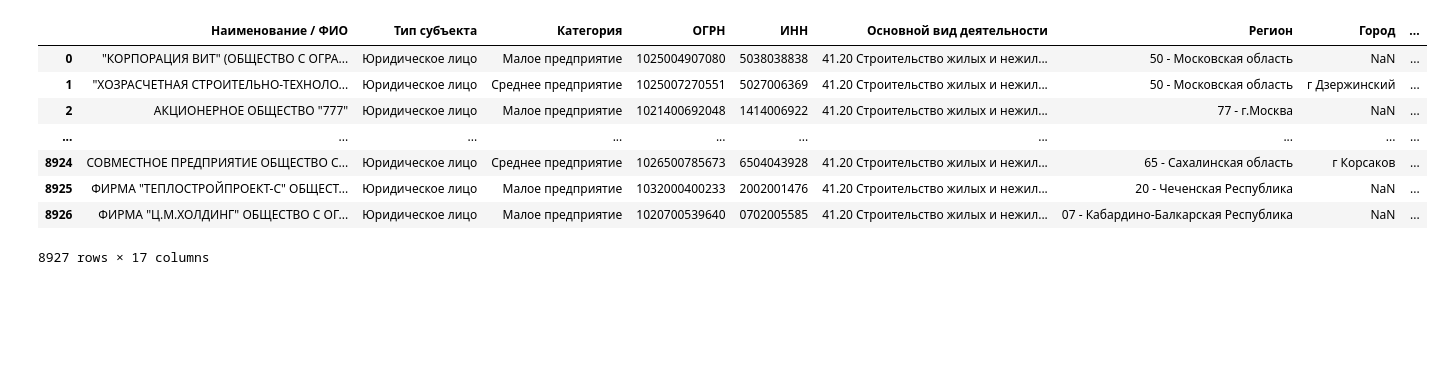
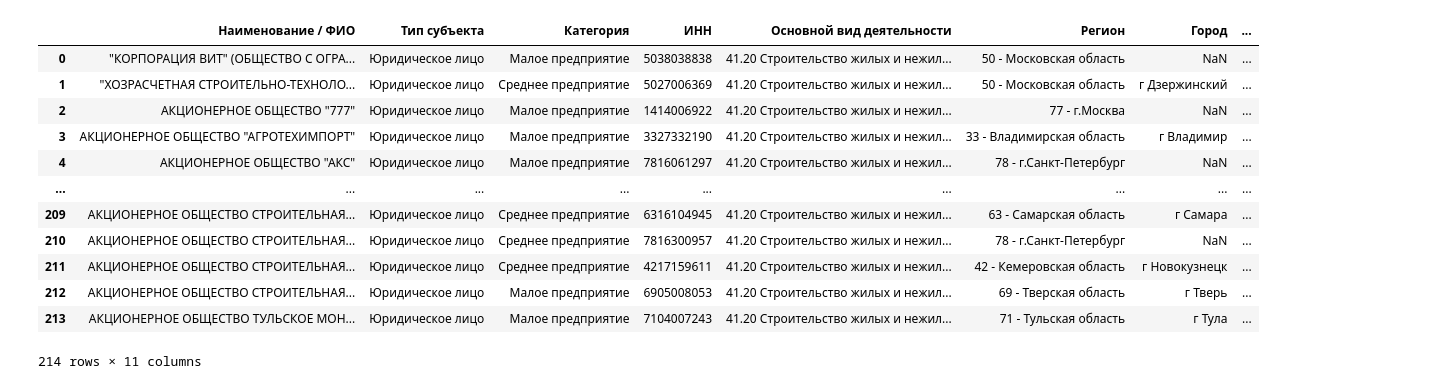
Before and after one commit to xTravisBickley/construction-sme-eda, a Jupyter notebook: src/clearing_registry.ipynb, the cells around one changed output. Cells and saved outputs as stored; diff of their text form; code cells hidden in the pictures; blank space fills up the shorter version.

```diff
--- a/src/clearing_registry.ipynb
+++ b/src/clearing_registry.ipynb
@@ -1,8 +1,6 @@
 # %%
 import numpy as np
 import pandas as pd
-# %%
-pd.set_option("display.max_rows", 6)
 # %%
-registry = pd.read_excel("Registry.xlsx")
+registry = pd.read_excel("datasets/Registry.xlsx", nrows=20000)
 # %%
@@ -22,12 +78,12 @@ registry = registry.drop(1).reset_index().drop(columns="index")
 # %%
 registry.drop(
-    columns=["Производство инновационной, высокотехнологичной продукции",
+    columns=[
+        "Производство инновационной, высокотехнологичной продукции",
         "Дата исключения из реестра", "Вновь созданный",
         "Наличие заключенных договоров, контрактов",
         "Участие в программах партнерства", "ОГРН",
         "Район", "Телефон", "E-mail", "WWW",
-        "Является социальным предприятием",
-        "Основной вид деятельности"
+        "Является социальным предприятием"
     ], inplace=True)
 # %%
 registry.sample(3)
@@ -54,14 +103,21 @@ medium_business = 'Среднее предприятие'
 # %%
-mask = (registry[typeof_subject] == legal_entity) & (registry[typeof_activity] == construction) & ((registry[category] == small_business) | (registry[category] == medium_business))
+mask = (registry["Тип субъекта"] == "Юридическое лицо") \
+    & (registry["Основной вид деятельности"] == "41.20 Строительство жилых и нежилых зданий") & (
+        (registry["Категория"] == "Малое предприятие") | (registry["Категория"] == "Среднее предприятие")
+)
 registry = registry[mask].reset_index().drop(columns="index")
 registry
 # %% [output]
-|  | Наименование / ФИО | Тип субъекта | Категория | ОГРН | ИНН | Основной вид деятельности | Регион | Город | ... |
-| 0 | "КОРПОРАЦИЯ ВИТ" (ОБЩЕСТВО С ОГРА... | Юридическое лицо | Малое предприятие | 1025004907080 | 5038038838 | 41.20 Строительство жилых и нежил... | 50 - Московская область | NaN | ... |
-| 1 | "ХОЗРАСЧЕТНАЯ СТРОИТЕЛЬНО-ТЕХНОЛО... | Юридическое лицо | Среднее предприятие | 1025007270551 | 5027006369 | 41.20 Строительство жилых и нежил... | 50 - Московская область | г Дзержинский | ... |
-| 2 | АКЦИОНЕРНОЕ ОБЩЕСТВО "777" | Юридическое лицо | Малое предприятие | 1021400692048 | 1414006922 | 41.20 Строительство жилых и нежил... | 77 - г.Москва | NaN | ... |
-| ... | ... | ... | ... | ... | ... | ... | ... | ... | ... |
-| 8924 | СОВМЕСТНОЕ ПРЕДПРИЯТИЕ ОБЩЕСТВО С... | Юридическое лицо | Среднее предприятие | 1026500785673 | 6504043928 | 41.20 Строительство жилых и нежил... | 65 - Сахалинская область | г Корсаков | ... |
-| 8925 | ФИРМА "ТЕПЛОСТРОЙПРОЕКТ-С" ОБЩЕСТ... | Юридическое лицо | Малое предприятие | 1032000400233 | 2002001476 | 41.20 Строительство жилых и нежил... | 20 - Чеченская Республика | NaN | ... |
-| 8926 | ФИРМА "Ц.М.ХОЛДИНГ" ОБЩЕСТВО С ОГ... | Юридическое лицо | Малое предприятие | 1020700539640 | 0702005585 | 41.20 Строительство жилых и нежил... | 07 - Кабардино-Балкарская Республика | NaN | ... |
+|  | Наименование / ФИО | Тип субъекта | Категория | ИНН | Основной вид деятельности | Регион | Город | ... |
+| 0 | "КОРПОРАЦИЯ ВИТ" (ОБЩЕСТВО С ОГРА... | Юридическое лицо | Малое предприятие | 5038038838 | 41.20 Строительство жилых и нежил... | 50 - Московская область | NaN | ... |
+| 1 | "ХОЗРАСЧЕТНАЯ СТРОИТЕЛЬНО-ТЕХНОЛО... | Юридическое лицо | Среднее предприятие | 5027006369 | 41.20 Строительство жилых и нежил... | 50 - Московская область | г Дзержинский | ... |
+| 2 | АКЦИОНЕРНОЕ ОБЩЕСТВО "777" | Юридическое лицо | Малое предприятие | 1414006922 | 41.20 Строительство жилых и нежил... | 77 - г.Москва | NaN | ... |
+| 3 | АКЦИОНЕРНОЕ ОБЩЕСТВО "АГРОТЕХИМПОРТ" | Юридическое лицо | Малое предприятие | 3327332190 | 41.20 Строительство жилых и нежил... | 33 - Владимирская область | г Владимир | ... |
+| 4 | АКЦИОНЕРНОЕ ОБЩЕСТВО "АКС" | Юридическое лицо | Малое предприятие | 7816061297 | 41.20 Строительство жилых и нежил... | 78 - г.Санкт-Петербург | NaN | ... |
+| ... | ... | ... | ... | ... | ... | ... | ... | ... |
+| 209 | АКЦИОНЕРНОЕ ОБЩЕСТВО СТРОИТЕЛЬНАЯ... | Юридическое лицо | Среднее предприятие | 6316104945 | 41.20 Строительство жилых и нежил... | 63 - Самарская область | г Самара | ... |
+| 210 | АКЦИОНЕРНОЕ ОБЩЕСТВО СТРОИТЕЛЬНАЯ... | Юридическое лицо | Среднее предприятие | 7816300957 | 41.20 Строительство жилых и нежил... | 78 - г.Санкт-Петербург | NaN | ... |
+| 211 | АКЦИОНЕРНОЕ ОБЩЕСТВО СТРОИТЕЛЬНАЯ... | Юридическое лицо | Среднее предприятие | 4217159611 | 41.20 Строительство жилых и нежил... | 42 - Кемеровская область | г Новокузнецк | ... |
+| 212 | АКЦИОНЕРНОЕ ОБЩЕСТВО СТРОИТЕЛЬНАЯ... | Юридическое лицо | Малое предприятие | 6905008053 | 41.20 Строительство жилых и нежил... | 69 - Тверская область | г Тверь | ... |
+| 213 | АКЦИОНЕРНОЕ ОБЩЕСТВО ТУЛЬСКОЕ МОН... | Юридическое лицо | Малое предприятие | 7104007243 | 41.20 Строительство жилых и нежил... | 71 - Тульская область | г Тула | ... |
-8927 rows × 17 columns
+214 rows × 11 columns
```
Also changed, not shown: parts of 13 cells of this notebook, 1 other file.
